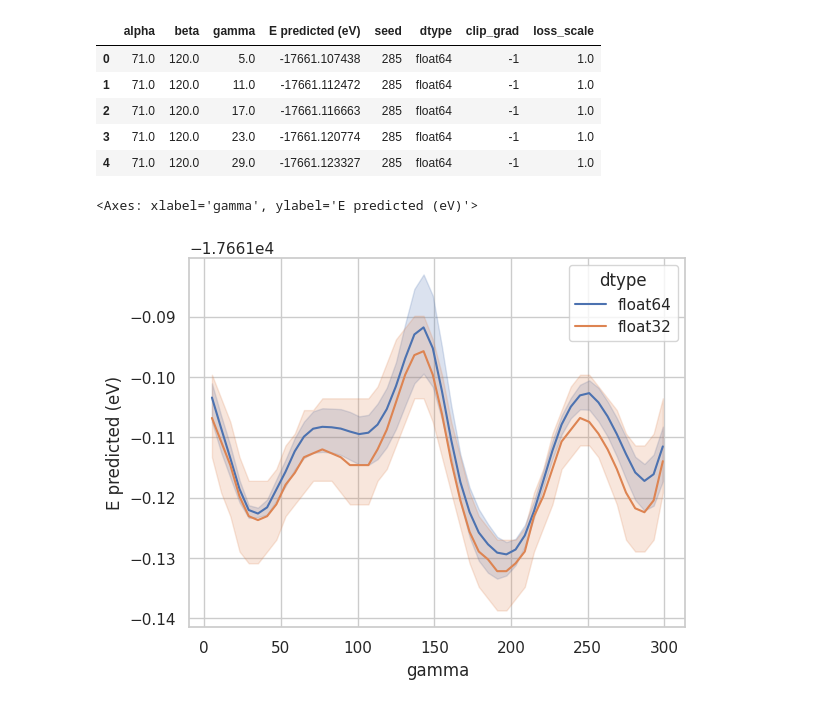
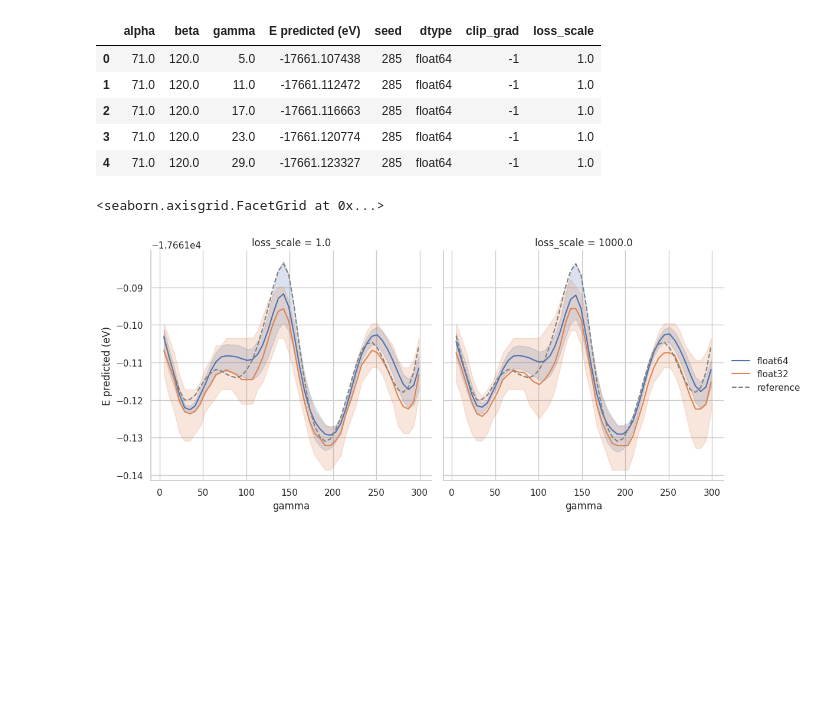
Before and after one commit to hatemhelal/mace, a Jupyter notebook: experiments/eval_sweep.ipynb, the cells around one changed output. Cells and saved outputs as stored; diff of their text form; code cells hidden in the pictures; blank space fills up the shorter version.

Commit message:
update 3BPA potential slice plot

```diff
--- a/experiments/eval_sweep.ipynb
+++ b/experiments/eval_sweep.ipynb
@@ -219,18 +223,26 @@ def eval_slice(checkpoint_file: str, device: str = device):
     torch.cuda.empty_cache()
 
     errors = 1e3 * np.concatenate(errors, axis=0)
-    results = pd.DataFrame({"alpha": alpha[mask],
-        "beta": beta[mask],
-        "gamma": gamma[mask],
-        "E predicted (eV)": np.concatenate(preds, axis=0)})
-
+    results = pd.DataFrame(
+        {
+            "alpha": alpha[mask],
+            "beta": beta[mask],
+            "gamma": gamma[mask],
+            "E predicted (eV)": np.concatenate(preds, axis=0),
+        }
+    )
 
     for k, v in parse_values(checkpoint_file).items():
         results[k] = v
 
     return results
 # %%
-checkpoints = glob("checkpoints/model_fp64_run*.model") + glob("checkpoints/model_run*.model")
+checkpoints = (
+    glob("checkpoints/model_fp64_run*.model")
+    + glob("checkpoints/model_run*.model")
+    + glob("checkpoints/model_fp64_ls-1000_run*.model")
+    + glob("checkpoints/model_ls-1000_run*.model")
+)
 slice_df = pd.concat([eval_slice(c) for c in checkpoints])
 slice_df.head()
 # %% [output]
@@ -242,9 +254,33 @@ slice_df.head()
 | 4 | 71.0 | 120.0 | 29.0 | -17661.123327 | 285 | float64 | -1 | 1.0 |
 # %%
 def minmax(x):
-  return x.min(), x.max()
+    return x.min(), x.max()
 
-sns.lineplot(data=slice_df, x="gamma", y="E predicted (eV)", hue="dtype", errorbar=minmax)
+
+g = sns.relplot(
+    data=slice_df,
+    x="gamma",
+    y="E predicted (eV)",
+    hue="dtype",
+    col="loss_scale",
+    kind="line",
+    errorbar=minmax,
+)
+
+
+for ax in g.axes.reshape(-1):
+    h = ax.plot(
+        ref_df["gamma"],
+        ref_df["E reference (eV)"],
+        "0.5",
+        ls="--",
+        label="DFT reference",
+    )
+
+labels = ["float64", "float32", "reference"]
+handles = g.legend.legend_handles + h
+g.legend.remove()
+g.add_legend(dict(zip(labels, handles)))
 # %% [output]
-<Axes: xlabel='gamma', ylabel='E predicted (eV)'>
+<seaborn.axisgrid.FacetGrid at 0x...>
-[figure, old version]
+[figure, new version]
```
Also changed, not shown: parts of 4 cells of this notebook.
